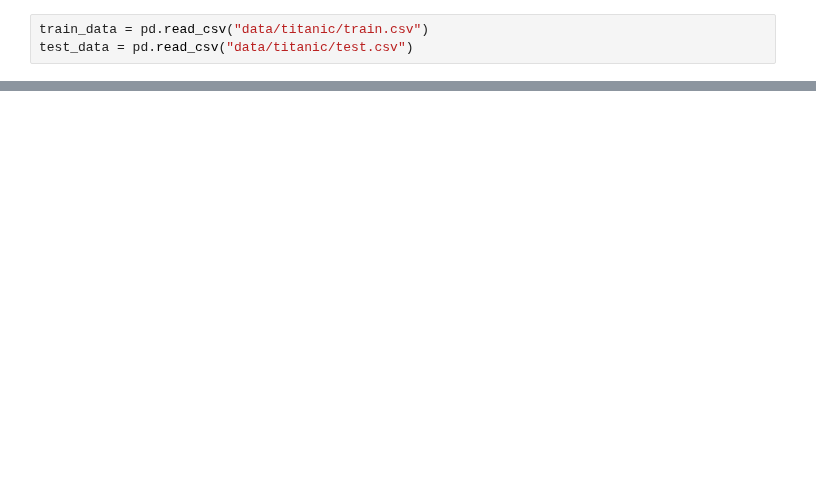
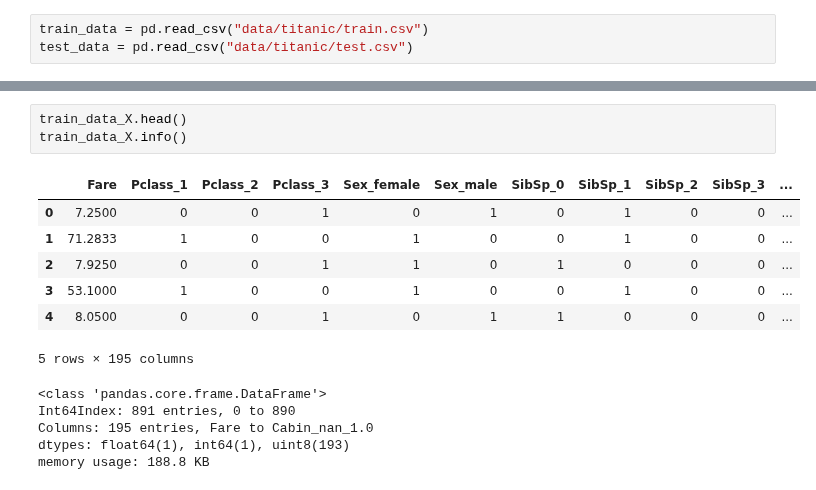
Before and after one commit to jerrychen1990/kaggle, a Jupyter notebook: titanic.ipynb, the cells around one changed output, grey strips where cells are left out. Saved outputs shown, nothing was run; the diff lists cells and outputs as text; blank space fills up the shorter version.

```diff
--- a/titanic.ipynb
+++ b/titanic.ipynb
@@ -100,0 +239,16 @@ day = datetime.strftime(datetime.today(), '%Y%m%d')
+# %%
+train_data_X.head()
+train_data_X.info()
+# %% [output]
+|  | Fare | Pclass_1 | Pclass_2 | Pclass_3 | Sex_female | Sex_male | SibSp_0 | SibSp_1 | SibSp_2 | SibSp_3 | ... |
+| 0 | 7.2500 | 0 | 0 | 1 | 0 | 1 | 0 | 1 | 0 | 0 | ... |
+| 1 | 71.2833 | 1 | 0 | 0 | 1 | 0 | 0 | 1 | 0 | 0 | ... |
+| 2 | 7.9250 | 0 | 0 | 1 | 1 | 0 | 1 | 0 | 0 | 0 | ... |
+| 3 | 53.1000 | 1 | 0 | 0 | 1 | 0 | 0 | 1 | 0 | 0 | ... |
+| 4 | 8.0500 | 0 | 0 | 1 | 0 | 1 | 1 | 0 | 0 | 0 | ... |
+5 rows × 195 columns
+<class 'pandas.core.frame.DataFrame'>
+Int64Index: 891 entries, 0 to 890
+Columns: 195 entries, Fare to Cabin_nan_1.0
+dtypes: float64(1), int64(1), uint8(193)
+memory usage: 188.8 KB
```
Also changed, not shown: parts of 25 cells of this notebook, 10 other files.
